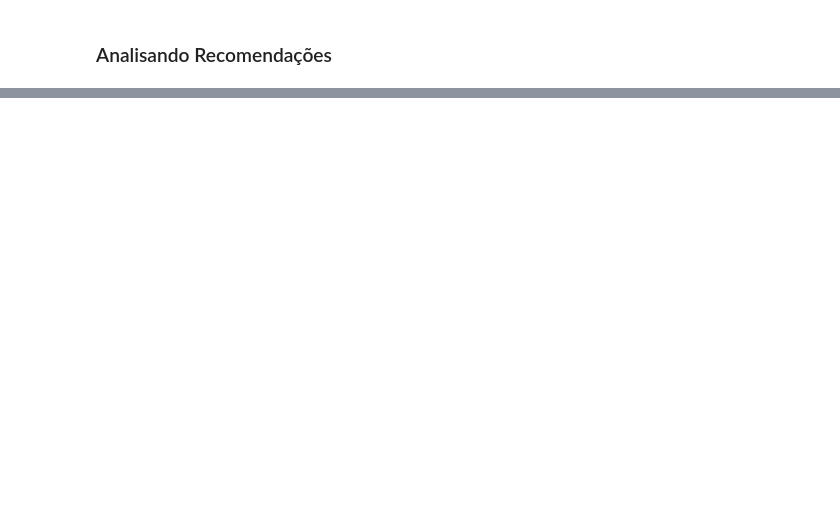
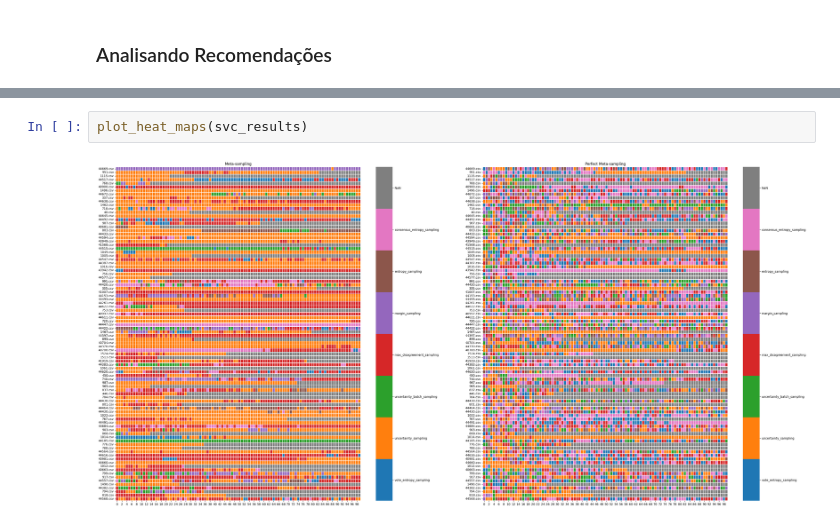
Before and after one commit to gscnogueira/meta-active-learning, a Jupyter notebook: notebooks/experiments/query_strategies_comparisson.ipynb, the cells around one changed output, grey strips where cells are left out. Saved outputs shown, nothing was run; the diff lists cells and outputs as text; blank space fills up the shorter version.

```diff
--- a/notebooks/experiments/query_strategies_comparisson.ipynb
+++ b/notebooks/experiments/query_strategies_comparisson.ipynb
@@ -132,0 +143,4 @@ plot_heat_maps(knn_results)
+# %%
+plot_heat_maps(svc_results)
+# %% [output]
+[figure, added]
```
Also changed, not shown: parts of 8 cells of this notebook.
